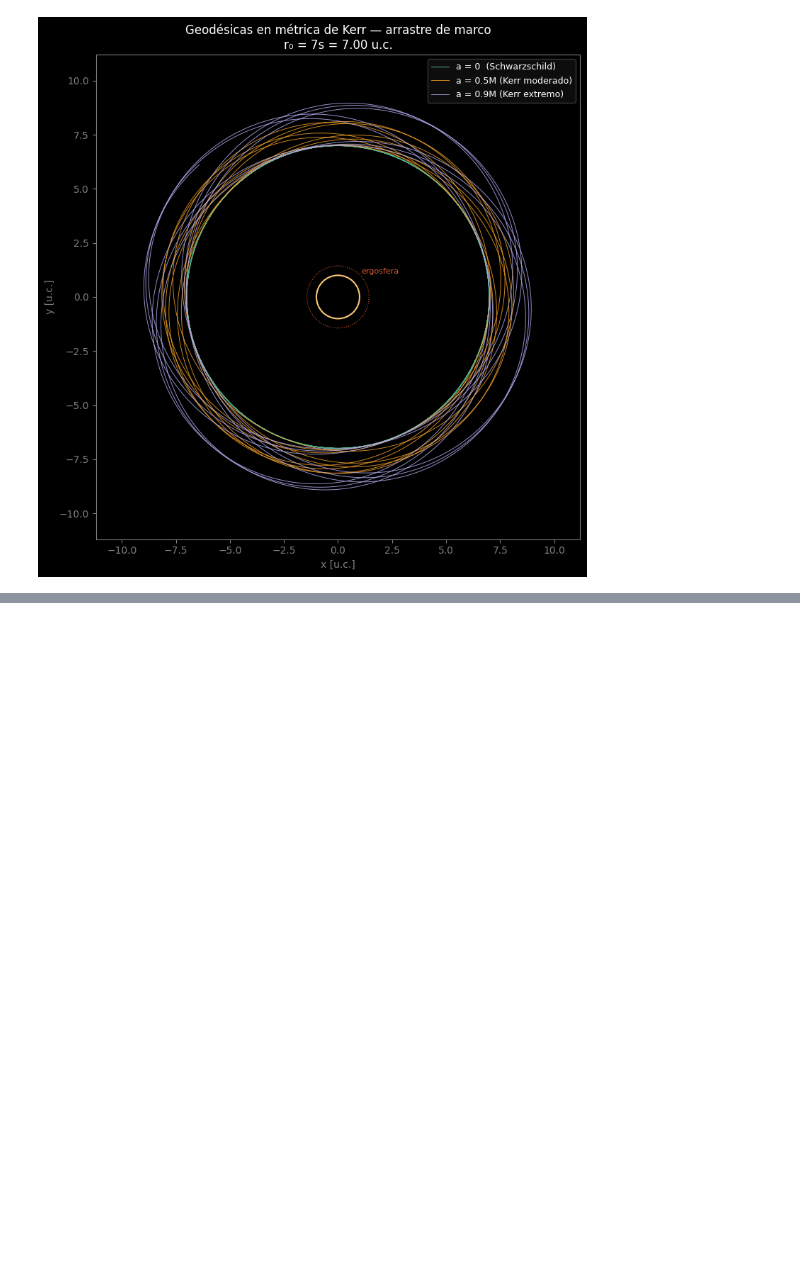
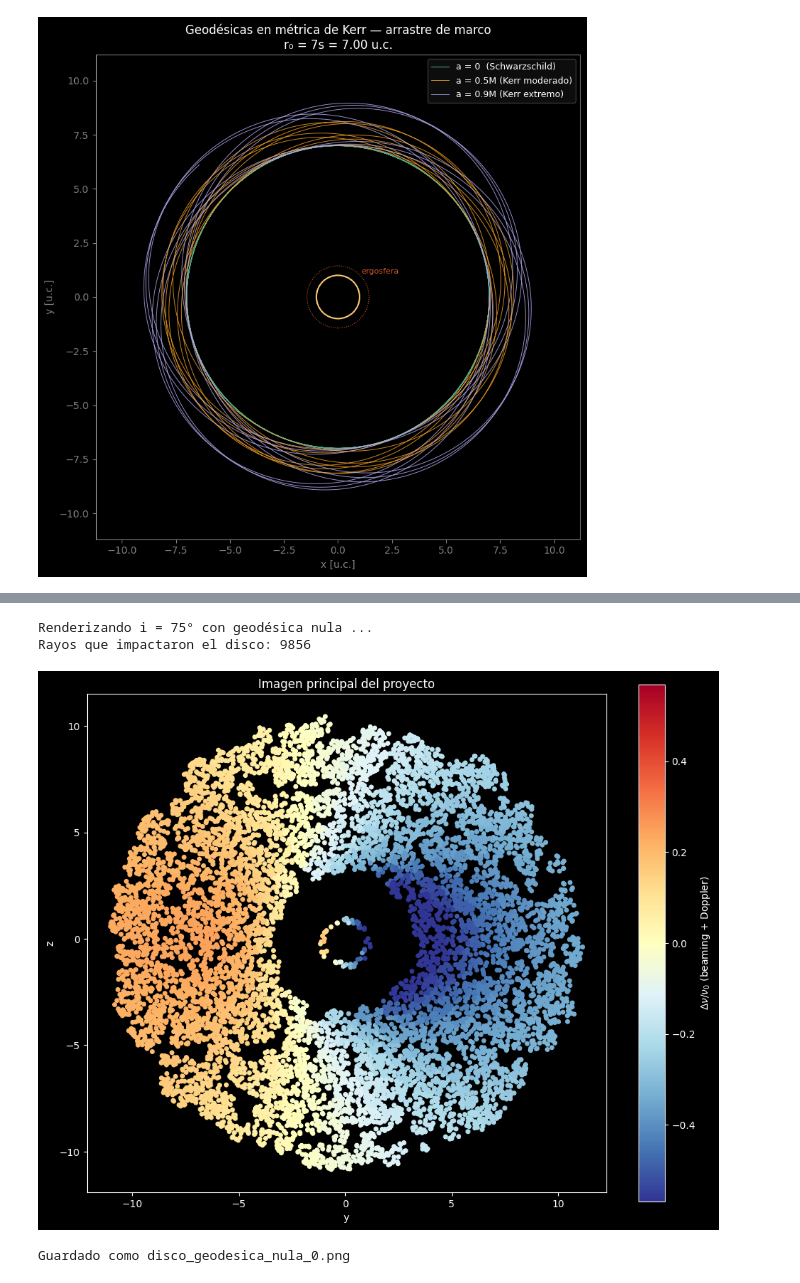
Before and after one commit to RG-2026-2/Proyecto_Simulacion_Black_Hole, a Jupyter notebook: Copia_de_Proyecto_DiscoAcrecion_RG2026.ipynb, the cells around one changed output, grey strips where cells are left out. Saved outputs shown, nothing was run; the diff lists cells and outputs as text; code cells hidden in the pictures; blank space fills up the shorter version.

Commit message:
Proyecto completo, modificaciones y seguimiento de todos las las recomendaciones.

```diff
--- a/Copia_de_Proyecto_DiscoAcrecion_RG2026.ipynb
+++ b/Copia_de_Proyecto_DiscoAcrecion_RG2026.ipynb
@@ -1709,0 +1776,31 @@ plt.show()
+# %%
+
+# ── Renderizar i = 75°
+print("Renderizando i = 75° con geodésica nula ...")
+ry20, rz20, dist20, desp20, brill20 = render_disco(75)
+print(f"Rayos que impactaron el disco: {len(ry20)}")
+
+vmax = np.percentile(np.abs(desp20), 98)
+
+plt.style.use('dark_background')
+fig, ax = plt.subplots(figsize=(10, 8))
+sc = ax.scatter(ry20, rz20, c=desp20, cmap='RdYlBu_r',
+                s=16, vmin=-vmax, vmax=vmax)
+cbar = plt.colorbar(sc, ax=ax)
+cbar.set_label(r'$\Delta\nu/\nu_0$ (beaming + Doppler)', color='white')
+cbar.ax.yaxis.set_tick_params(color='white')
+plt.setp(cbar.ax.yaxis.get_ticklabels(), color='white')
+ax.set_xlabel('y')
+ax.set_ylabel('z')
+ax.set_title('Imagen principal del proyecto')
+ax.set_aspect('equal')
+plt.tight_layout()
+plt.savefig('disco_geodesica_nula_0.png', dpi=150,
+            bbox_inches='tight', facecolor='black')
+plt.show()
+print("Guardado como disco_geodesica_nula_0.png")
+# %% [output]
+Renderizando i = 75° con geodésica nula ...
+Rayos que impactaron el disco: 9856
+[figure, added]
+Guardado como disco_geodesica_nula_0.png
```
Also changed, not shown: parts of 49 cells of this notebook.
